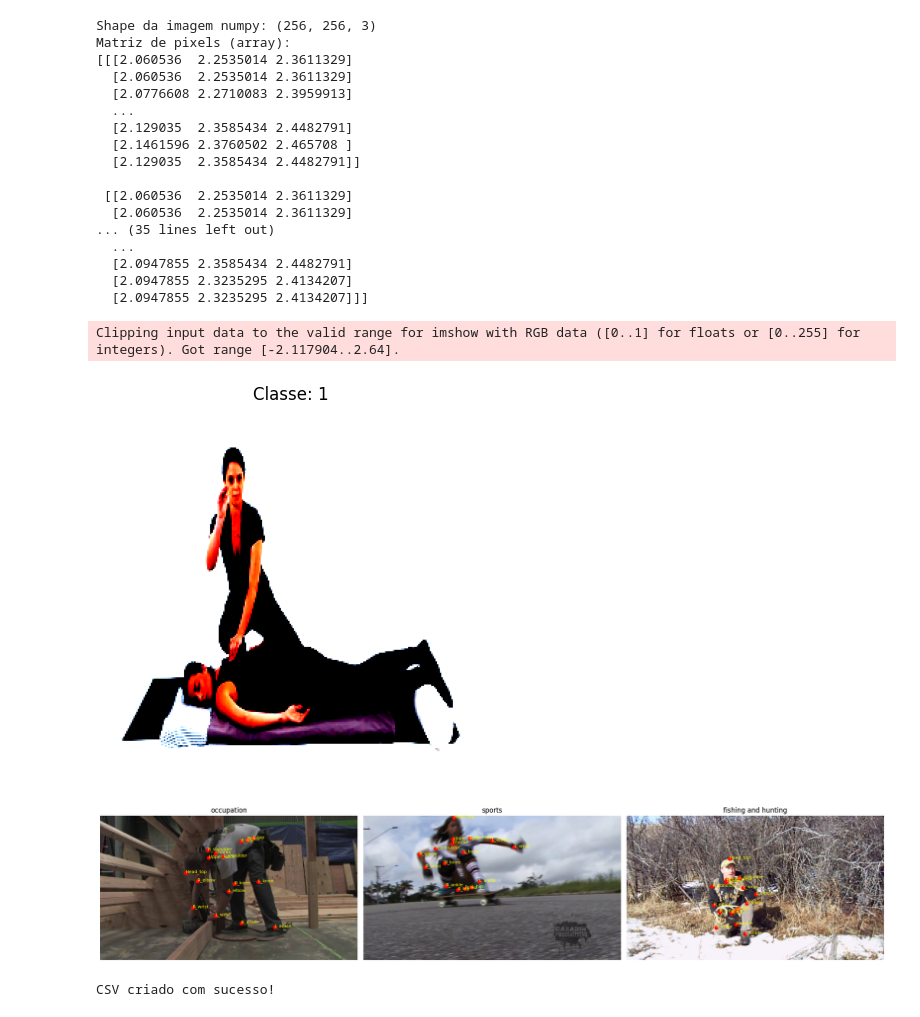
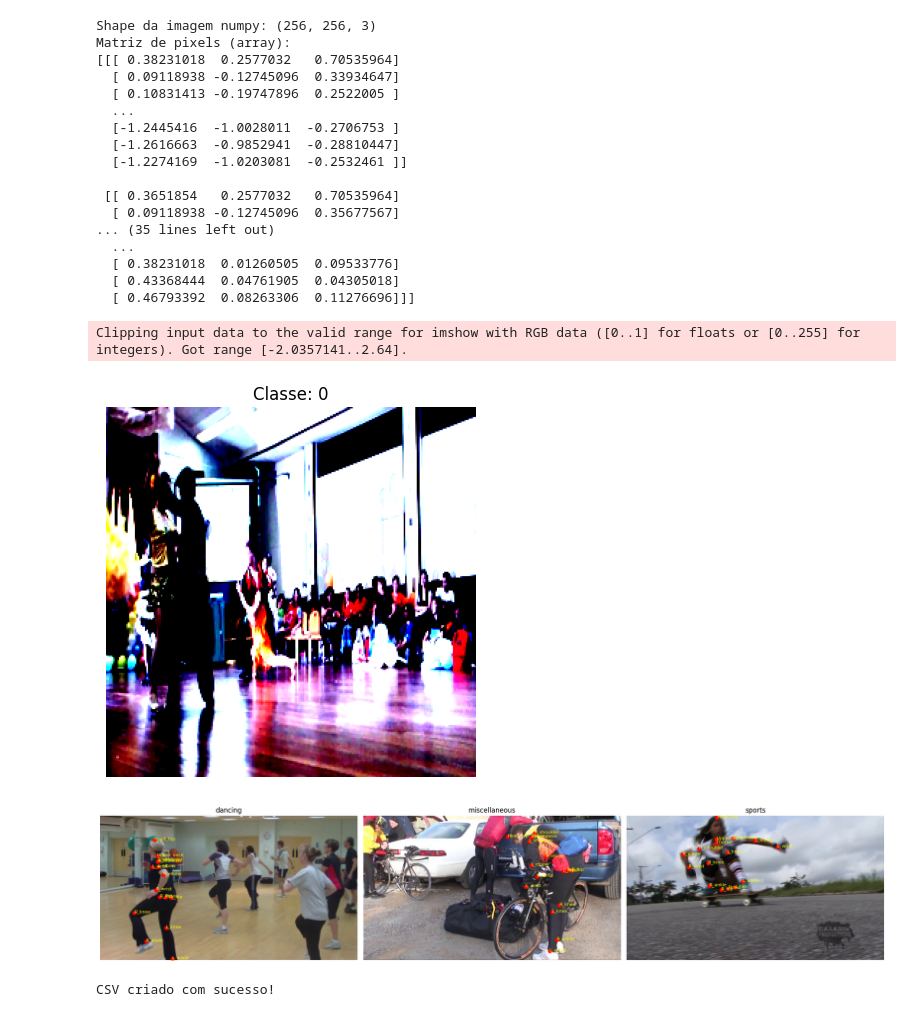
Before and after one commit to hugo-henrique1998/Postura_Humana_IA, a Jupyter notebook: AT1/AT1 – Criação e análise do conjunto de dados.ipynb, the cells around one changed output. Cells and saved outputs as stored; diff of their text form; code cells hidden in the pictures.

Commit message:
Finalização da analise de dados e incrimento da construcao da rede

```diff
--- a/AT1/AT1 – Criação e análise do conjunto de dados.ipynb
+++ b/AT1/AT1 – Criação e análise do conjunto de dados.ipynb
@@ -41 +27,10 @@ actions = release['act'][0]
+# %%
+# Importação da base de anotações
+mat_file = '../dados/mpii_human_pose_v1_u12_2/mpii_human_pose_v1_u12_1.mat'
+data = scipy.io.loadmat(mat_file)
+
+# Acesso aos aquirvos
+release = data['RELEASE'][0, 0]
+annolist = release['annolist'][0]
+actions = release['act'][0]
 # %%
@@ -78,7 +99,7 @@ transportation       |         93
 # %%
 #A base tem diferentes tipos de classes, algumas vazias
 # Filtra ações com ao menos 100 amostras e escolhe 3 aleatoriamente
-eligible_actions = [a for a, idxs in action_map.items() if len(idxs) >= 100]
+eligible_actions = [a for a, idxs in action_map.items() if len(idxs) >= 300]
 random.seed(42)  # Define a semente para reprodutibilidade
 chosen_actions = random.sample(eligible_actions, 3)
 print("Ações escolhidas:", chosen_actions)
@@ -141,6 +138,6 @@ Pessoa 0: 16 keypoints
 # %%
 samples = []
-samples_per_action = 100
+samples_per_action = 300
 min_keypoints = 10  # ou 10, conforme sua necessidade
 
 for action in chosen_actions:
@@ -441,7 +430,7 @@ actions = sorted(set(s['action'] for s in samples))
 action_to_idx = {a: i for i, a in enumerate(actions)}
 
 # Instanciar Dataset
-dataset = PoseDataset(samples, images_dir='dados/mpii_human_pose_v1/images', action_to_idx=action_to_idx)
+dataset = PoseDataset(samples, images_dir='../dados/mpii_human_pose_v1/images', action_to_idx=action_to_idx)
 
 # Testar um item
 img, kps, lbl = dataset[0]
@@ -498,40 +485,31 @@ print(img_np)
 # %% [output]
 Shape da imagem numpy: (256, 256, 3)
 Matriz de pixels (array):
-[[[2.060536  2.2535014 2.3611329]
-  [2.060536  2.2535014 2.3611329]
-  [2.0776608 2.2710083 2.3959913]
+[[[ 0.38231018  0.2577032   0.70535964]
+  [ 0.09118938 -0.12745096  0.33934647]
+  [ 0.10831413 -0.19747896  0.2522005 ]
   ...
-  [2.129035  2.3585434 2.4482791]
-  [2.1461596 2.3760502 2.465708 ]
-  [2.129035  2.3585434 2.4482791]]
+  [-1.2445416  -1.0028011  -0.2706753 ]
+  [-1.2616663  -0.9852941  -0.28810447]
+  [-1.2274169  -1.0203081  -0.2532461 ]]
 
- [[2.060536  2.2535014 2.3611329]
-  [2.060536  2.2535014 2.3611329]
+ [[ 0.3651854   0.2577032   0.70535964]
+  [ 0.09118938 -0.12745096  0.35677567]
 ... (35 lines left out)
   ...
-  [2.0947855 2.3585434 2.4482791]
-  [2.0947855 2.3235295 2.4134207]
-  [2.0947855 2.3235295 2.4134207]]]
+  [ 0.38231018  0.01260505  0.09533776]
+  [ 0.43368444  0.04761905  0.04305018]
+  [ 0.46793392  0.08263306  0.11276696]]]
 # %%
-
 # Mostrar a imagem para conferir
 plt.imshow(img_np)
 plt.title(f"Classe: {label}")
 plt.axis('off')
 plt.show()
 # %% [output]
-Clipping input data to the valid range for imshow with RGB data ([0..1] for floats or [0..255] for integers). Got range [-2.117904..2.64].
+Clipping input data to the valid range for imshow with RGB data ([0..1] for floats or [0..255] for integers). Got range [-2.0357141..2.64].
-[figure, old version]
+[figure, new version]
 # %%
-import torch
-import torchvision.transforms as T
-import matplotlib.pyplot as plt
-from PIL import Image
-import json
-import os
-import numpy as np
-
 # Função que plota a imagem a partir do tensor desnormalizado e sobrepõe keypoints
 def plot_keypoints_on_tensor(img_tensor, keypoints, kp_names=None):
     mean = np.array([0.485, 0.456, 0.406]).reshape(3,1,1)
@@ -560,33 +538,33 @@ transform = T.Compose([
 seen_classes = set()
 fig, axs = plt.subplots(1, len(action_to_idx), figsize=(20, 5))
 
 for i, sample in enumerate(samples):
     action = sample['action']
     if action in seen_classes:
         continue
 
     img_name = sample['image']
     while isinstance(img_name, np.ndarray):
         img_name = img_name.item()
 
-    img_path = os.path.join('dados/mpii_human_pose_v1/images', img_name)
+    img_path = os.path.join('../dados/mpii_human_pose_v1/images', img_name)
     img = Image.open(img_path).convert('RGB')
 
     # Converter para tensor normalizado
     img_tensor = transform(img)
 
     keypoints = json.loads(sample['keypoints'])
 
     plt.sca(axs[len(seen_classes)])
     plot_keypoints_on_tensor(img_tensor, keypoints, kp_names)
     axs[len(seen_classes)].set_title(action)
 
     seen_classes.add(action)
     if len(seen_classes) == len(action_to_idx):
         break
 
 plt.tight_layout()
 plt.show()
 # %% [output]
-[figure, old version]
+[figure, new version]
 # %%
```
Also changed, not shown: parts of 19 cells of this notebook, 6 other files.
